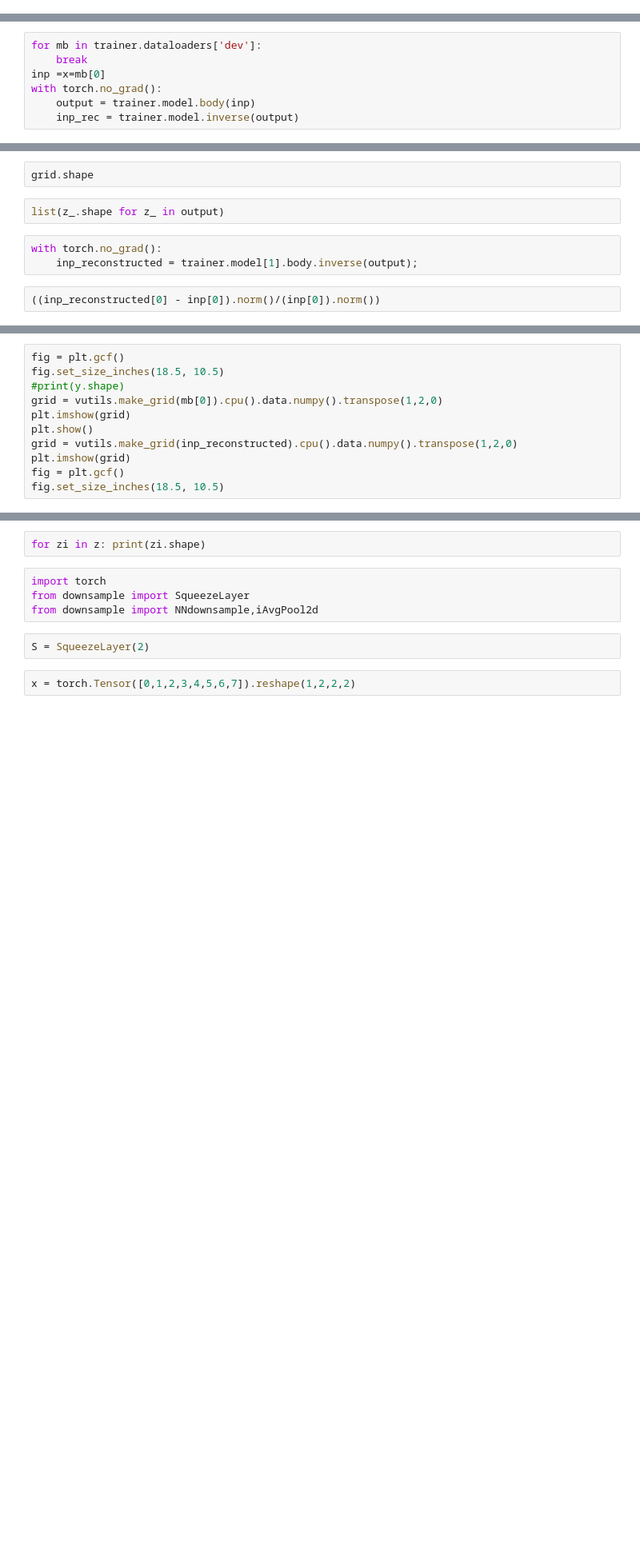
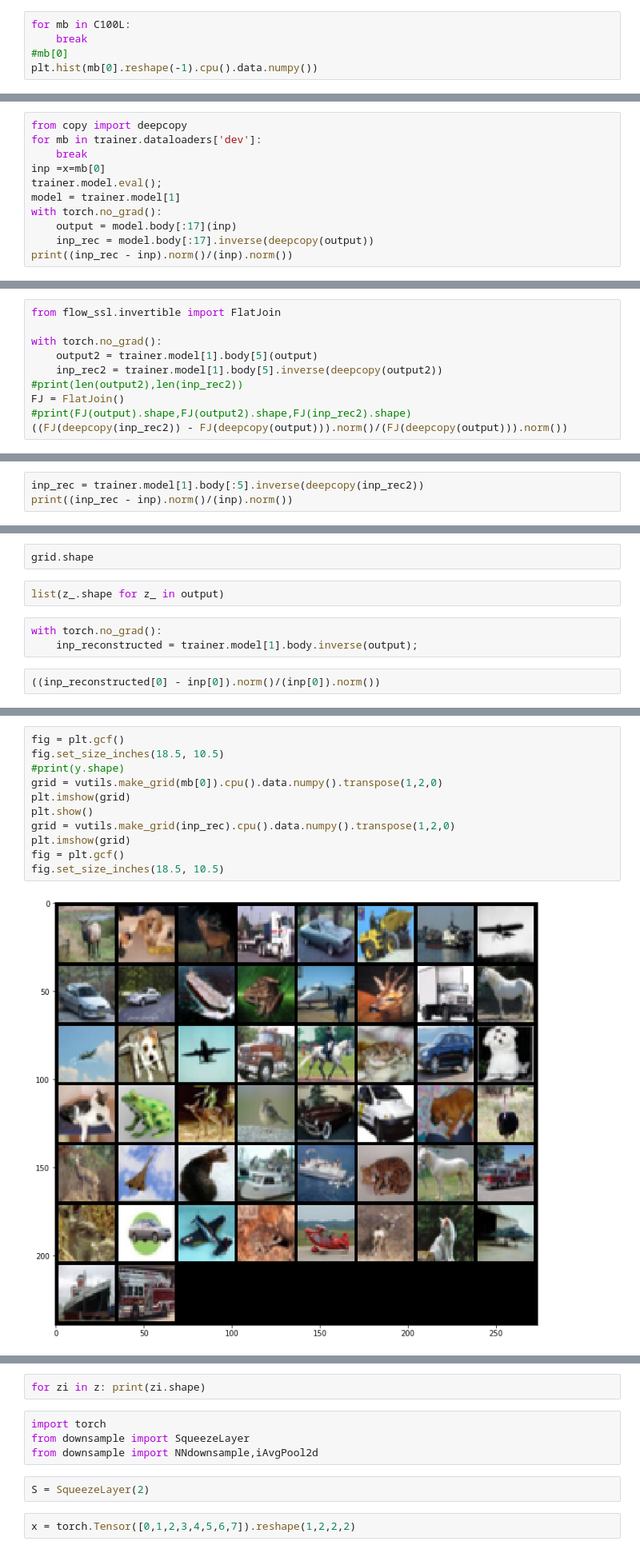
Before and after one commit to izmailovpavel/flowgmm, a Jupyter notebook: experiments/notebooks/reconstructions_elu-Copy1.ipynb, the cells around one changed output, grey strips where cells are left out. Shown at 80% size. Saved outputs shown, nothing was run; the diff lists cells and outputs as text; blank space fills up the shorter version.

Commit message:
invertible changes

```diff
--- a/experiments/notebooks/reconstructions_elu-Copy1.ipynb
+++ b/experiments/notebooks/reconstructions_elu-Copy1.ipynb
@@ -73,3 +141,8 @@ Using downloaded and verified file: /home/marc/datasets/SVHN/train_32x32.mat
+# %%
+for mb in C100L:
+    break
+#mb[0]
+plt.hist(mb[0].reshape(-1).cpu().data.numpy())
 # %%
 #train_nlls = get_nlls(trainer.dataloaders['train'])
 #dev_nlls = get_nlls(trainer.dataloaders['dev'])
@@ -88,7 +158,11 @@ plt.legend(["train","dev","CIFAR100","SVHN"])
 # %%
+from copy import deepcopy
 for mb in trainer.dataloaders['dev']:
     break
 inp =x=mb[0]
+trainer.model.eval();
+model = trainer.model[1]
 with torch.no_grad():
-    output = trainer.model.body(inp)
-    inp_rec = trainer.model.inverse(output)
+    output = model.body[:17](inp)
+    inp_rec = model.body[:17].inverse(deepcopy(output))
+print((inp_rec - inp).norm()/(inp).norm())
@@ -94,0 +191,10 @@ with torch.no_grad():
+# %%
+from flow_ssl.invertible import FlatJoin
+
+with torch.no_grad():
+    output2 = trainer.model[1].body[5](output)
+    inp_rec2 = trainer.model[1].body[5].inverse(deepcopy(output2))
+#print(len(output2),len(inp_rec2))
+FJ = FlatJoin()
+#print(FJ(output).shape,FJ(output2).shape,FJ(inp_rec2).shape)
+((FJ(deepcopy(inp_rec2)) - FJ(deepcopy(output))).norm()/(FJ(deepcopy(output))).norm())
@@ -94,0 +206,3 @@ with torch.no_grad():
+# %%
+inp_rec = trainer.model[1].body[:5].inverse(deepcopy(inp_rec2))
+print((inp_rec - inp).norm()/(inp).norm())
@@ -158,11 +274,13 @@ plt.hist(inp[0].cpu().data.numpy().reshape(-1),alpha=.5)
 # %%
 fig = plt.gcf()
 fig.set_size_inches(18.5, 10.5)
 #print(y.shape)
 grid = vutils.make_grid(mb[0]).cpu().data.numpy().transpose(1,2,0)
 plt.imshow(grid)
 plt.show()
-grid = vutils.make_grid(inp_reconstructed).cpu().data.numpy().transpose(1,2,0)
+grid = vutils.make_grid(inp_rec).cpu().data.numpy().transpose(1,2,0)
 plt.imshow(grid)
 fig = plt.gcf()
 fig.set_size_inches(18.5, 10.5)
+# %% [output]
+[figure, added]
```
Also changed, not shown: parts of 14 cells of this notebook, 9 other files.
